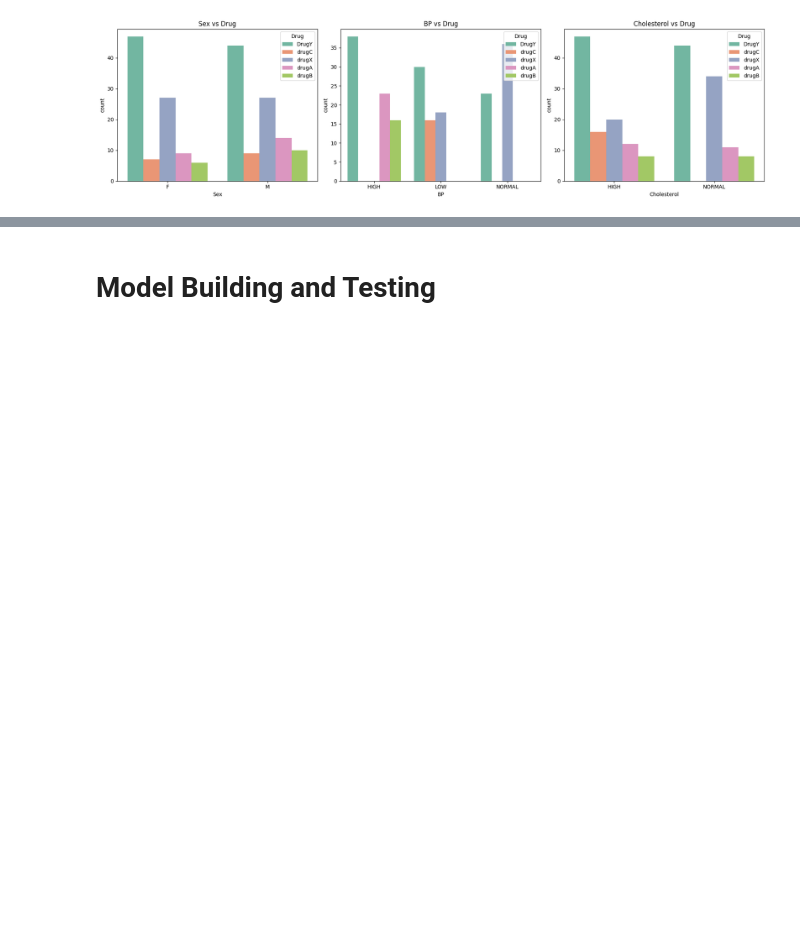
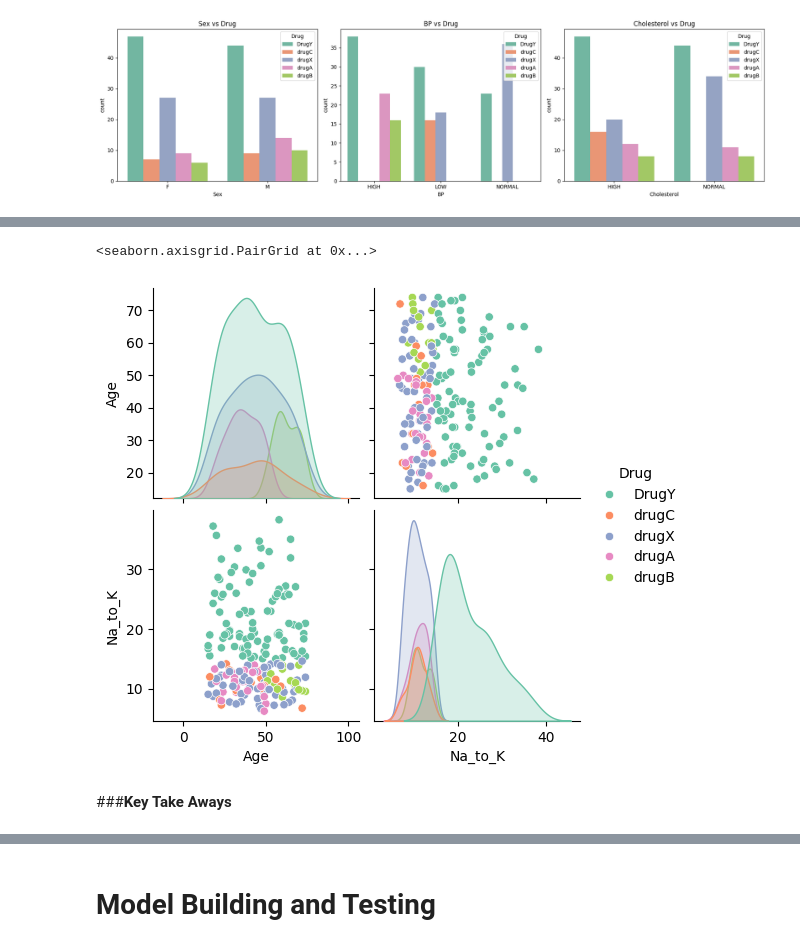
Before and after one commit to kwanda2426/projects, a Jupyter notebook: classification_dt.ipynb, the cells around one changed output, grey strips where cells are left out. Saved outputs shown, nothing was run; the diff lists cells and outputs as text; code cells hidden in the pictures; blank space fills up the shorter version.

```diff
--- a/classification_dt.ipynb
+++ b/classification_dt.ipynb
@@ -267,0 +276,8 @@ plt.show()
+# %%
+df_1 = df.copy()
+sns.pairplot(df_1, vars = ['Age', 'Na_to_K'], hue = 'Drug', diag_kind = 'kde', palette = 'Set2')
+# %% [output]
+<seaborn.axisgrid.PairGrid at 0x...>
+[figure, added]
+# %% [markdown]
+###**Key Take Aways**
```
Also changed, not shown: parts of 9 cells of this notebook.
